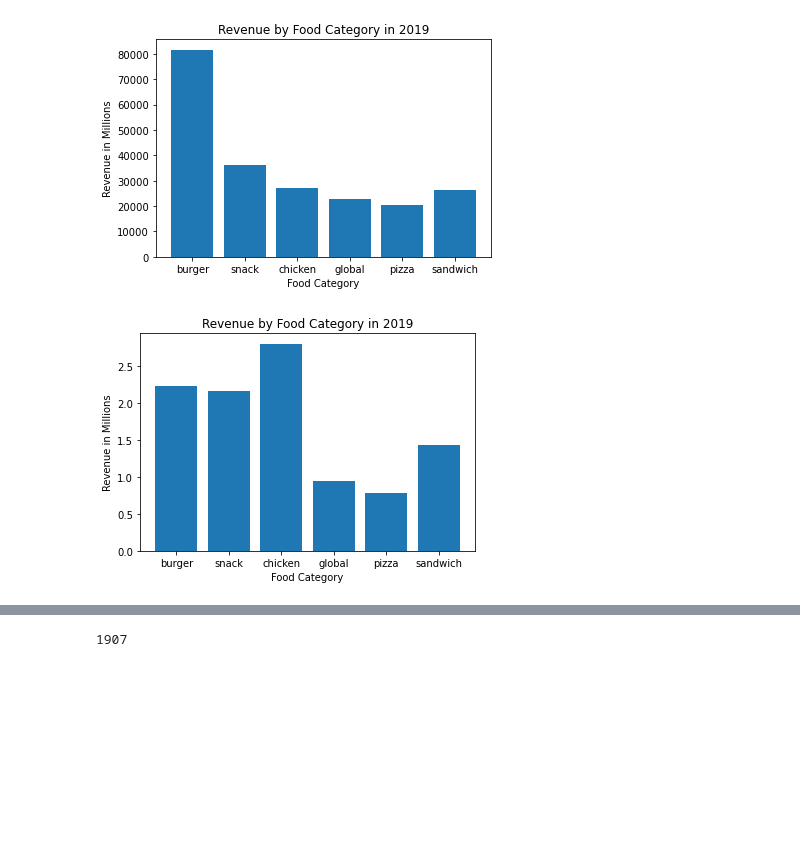
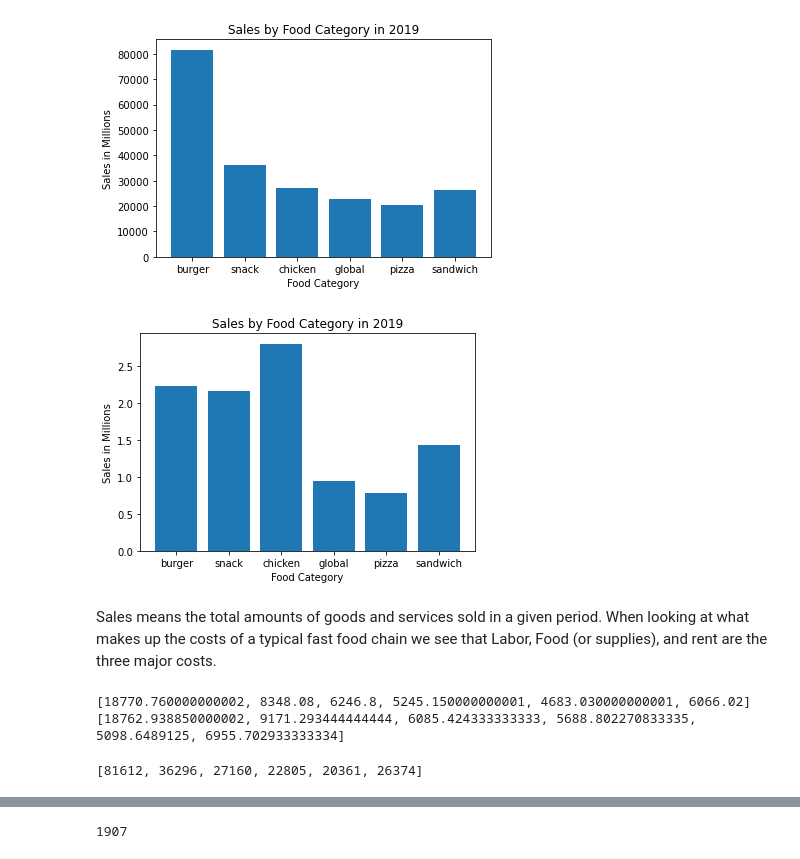
Before and after one commit to JakeBulat/Jake-Bulat-Honors-Project, a Jupyter notebook: CMSE Resturant Project-Copy1.ipynb, the cells around one changed output, grey strips where cells are left out. Saved outputs shown, nothing was run; the diff lists cells and outputs as text; code cells hidden in the pictures; blank space fills up the shorter version.

```diff
--- a/CMSE Resturant Project-Copy1.ipynb
+++ b/CMSE Resturant Project-Copy1.ipynb
@@ -2,0 +19,7 @@
+# %%
+import pandas as pd
+import numpy as np
+import matplotlib.pyplot as plt
+from numpy import ma
+rest_rev = pd.read_csv('resturant revenue.csv')
+rest_rev
@@ -3,23 +44,23 @@
 # %%
 #total revenue per category of place
 food_category=["burger", "snack", "chicken", "global", "pizza", "sandwich"]
 rev_sum = []
 
 
 for i in range(len(food_category)):
     mask = rest_rev['category']==food_category[i]
     fc = rest_rev[mask] #using masking to loop through the different food categorys
     x = fc['sales_in_millions_2019'].sum()
     rev_sum.append(x)
 
 
 plt.bar(food_category,rev_sum)
 plt.xlabel('Food Category')
-plt.ylabel('Revenue in Millions')
-plt.title('Revenue by Food Category in 2019')
+plt.ylabel('Sales in Millions')
+plt.title('Sales by Food Category in 2019')
 plt.show()
 # %% [output]
-[figure, old version]
+[figure, new version]
 # %%
 #This shows the revenue per type of category divided by the amount of franchises
 #This then gives us the amount of sales in millions per franchise showing a better representation of how successful they are individually
@@ -27,8 +68,61 @@ plt.show()
 sales_per_franchise = (rest_rev.groupby('category').sum()['sales_in_millions_2019'])/(rest_rev.groupby('category').sum()['franchised_units_2019'])
 plt.bar(food_category,sales_per_franchise)
 plt.xlabel('Food Category')
-plt.ylabel('Revenue in Millions')
-plt.title('Revenue by Food Category in 2019')
+plt.ylabel('Sales in Millions')
+plt.title('Sales by Food Category in 2019')
 plt.show()
 # %% [output]
-[figure, old version]
+[figure, new version]
+# %% [markdown]
+Sales means the total amounts of goods and services sold in a given period. When looking at what makes up the costs of a typical fast food chain we see that Labor, Food (or supplies), and rent are the three major costs.
+# %%
+#are looking at the labor costs
+# add a new column with ranks
+top_ff_wages = pd.read_csv('Fast Food Wages.csv')
+top_ff_wages['Rank'] = top_ff_wages[' Average Wage '].rank(ascending=False)
+
+# sort the dataframe by the rank column
+top_ff_wages = top_ff_wages.sort_values('Rank')
+
+food_category=["burger", "snack", "chicken", "global", "pizza", "sandwich"]
+avg_wage = []
+
+#this gives the mean of each wage
+for i in range(len(food_category)):
+    mask = top_ff_wages[' food category '] == food_category[i]
+    fc = top_ff_wages[mask] #using masking to loop through the different food categorys
+    x = fc[' Average Wage '].mean()
+    avg_wage.append(x)
+avg_wage
+
+
+
+amount_above_avg_wage = []
+# iterate over each amount and divide by 12 which is the average median wage paid for low or minimum wage workers
+for j in avg_wage:
+    amount_above_avg_wage.append((j / 12)) #whatever amount over that is how much we scale up the labor costs or scale down by
+amount_above_avg_wage
+
+#multiplies the 23% of total revenue cost of labor cost by the revenue for each type of fast food resturant
+combined_list = []
+for element in rev_sum:
+    combined_list.append((element * 0.23))
+print(combined_list)
+
+#multiplies the labor cost of 23% by the amount that type of restaurant pays their employees
+profit_minus_labor_costs = []
+for i in range(len(combined_list)):
+    profit_minus_labor_costs.append(combined_list[i] * amount_above_avg_wage[i])
+print(profit_minus_labor_costs)
+
+# iterate over the indices of both lists and combine the elements
+combo_list=[]
+for i in range(len(profit_minus_labor_costs)):
+    combo_list.append((food_category[i], profit_minus_labor_costs[i]))
+combo_list
+
+rev_sum
+# %% [output]
+[18770.760000000002, 8348.08, 6246.8, 5245.150000000001, 4683.030000000001, 6066.02]
+[18762.938850000002, 9171.293444444444, 6085.424333333333, 5688.802270833335, 5098.6489125, 6955.702933333334]
+[81612, 36296, 27160, 22805, 20361, 26374]
```
Also changed, not shown: parts of 13 cells of this notebook, 5 other files.
